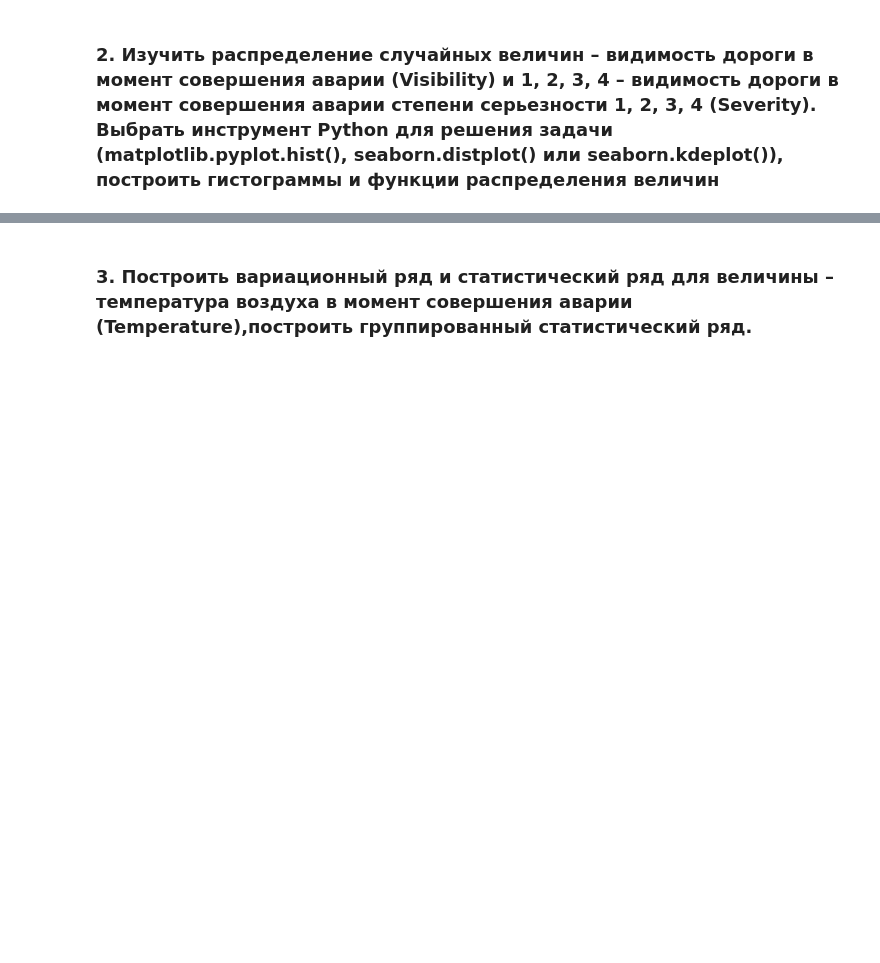
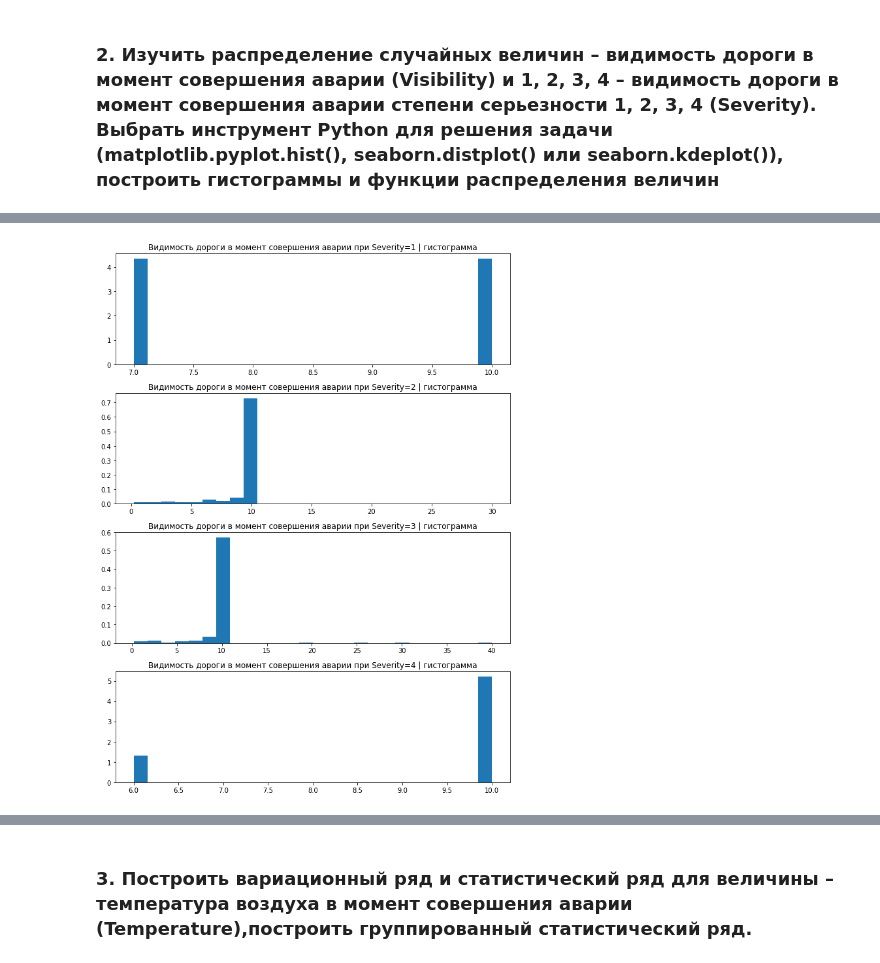
Before and after one commit to voralexan/data-analytics, a Jupyter notebook: lab2/lab2.ipynb, the cells around one changed output, grey strips where cells are left out. Cells and saved outputs as stored; diff of their text form; code cells hidden in the pictures; blank space fills up the shorter version.

```diff
--- a/lab2/lab2.ipynb
+++ b/lab2/lab2.ipynb
@@ -120,0 +103,11 @@ plt.show()
+# %%
+fig, axes = plt.subplots(nrows=4, figsize=(9, 12))
+for i in range(4):
+ axes[i].hist(data.loc[data["Severity"] == i + 1]["Visibility(mi)"], bins=2*ind, density
+=True)
+ axes[i].set_title("Видимость дороги в момент совершения аварии при Severity="
+ + str(i + 1) + " | гистограмма")
+fig.tight_layout()
+plt.show()
+# %% [output]
+[figure, added]
```
Also changed, not shown: parts of 8 cells of this notebook.
